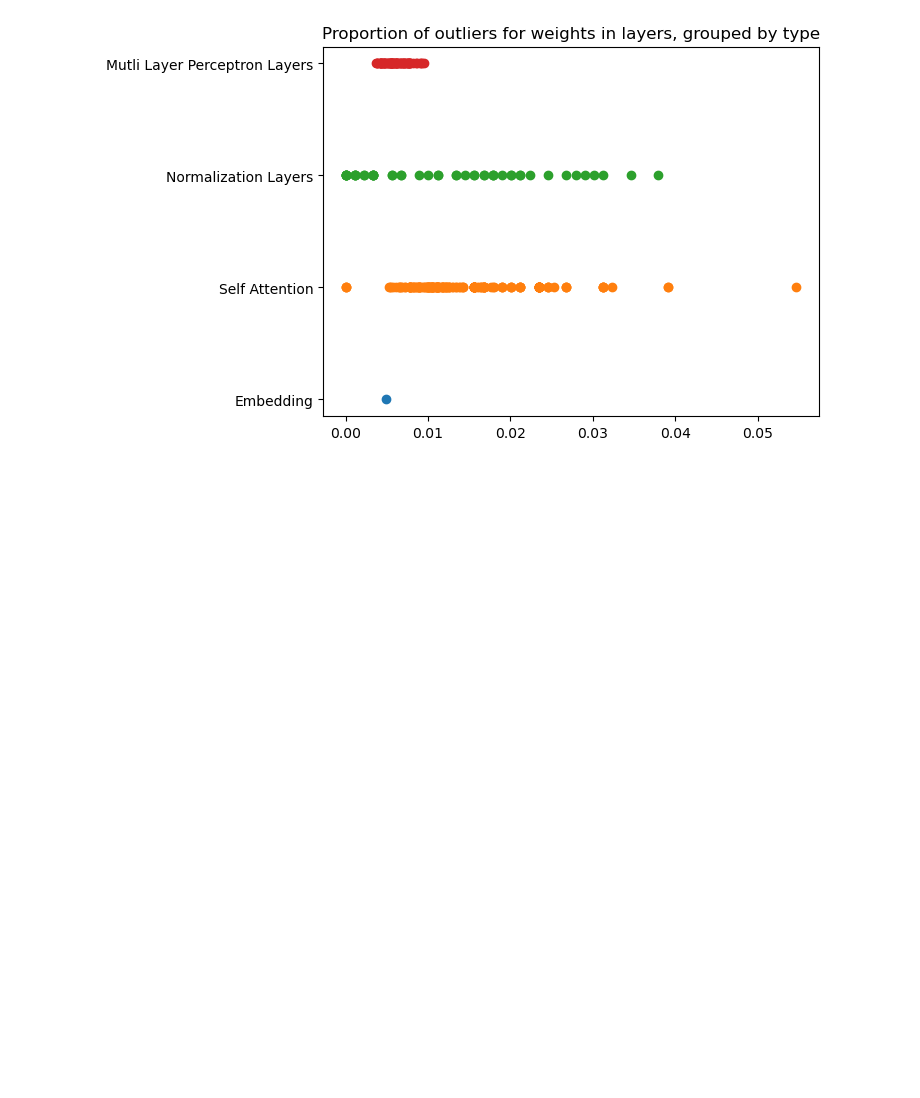
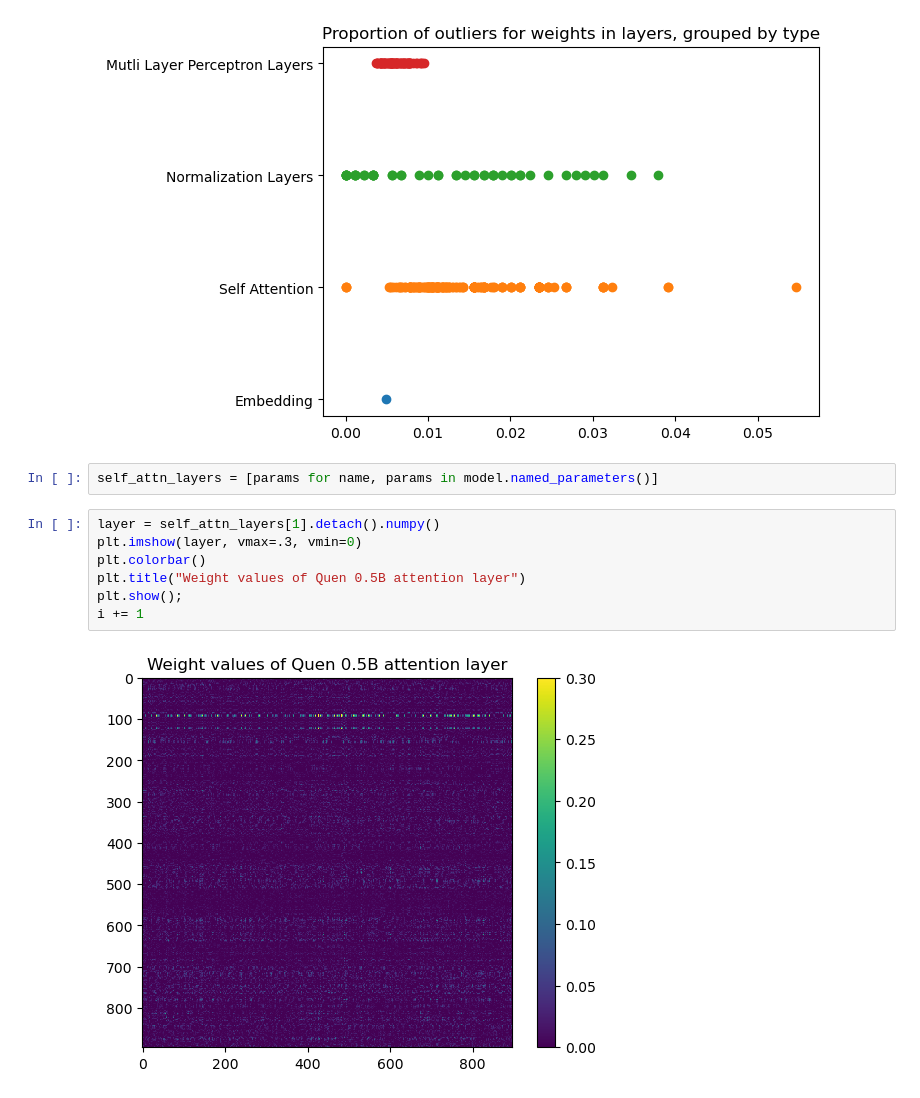
Before and after one commit to carterjandrew/stats-II-final, a Jupyter notebook: exploration.ipynb, the cells around one changed output. Drawn from its saved outputs; the diff is of its cells as text; blank space fills up the shorter version.

```diff
--- a/exploration.ipynb
+++ b/exploration.ipynb
@@ -226,3 +226,14 @@ plt.title("Proportion of outliers for weights in layers, grouped by type")
 plt.show();
 # %% [output]
 [figure]
+# %%
+self_attn_layers = [params for name, params in model.named_parameters()]
+# %%
+layer = self_attn_layers[1].detach().numpy()
+plt.imshow(layer, vmax=.3, vmin=0)
+plt.colorbar()
+plt.title("Weight values of Quen 0.5B attention layer")
+plt.show();
+i += 1
+# %% [output]
+[figure, added]
```
Also changed, not shown: parts of 1 cell of this notebook, 1 other file.
